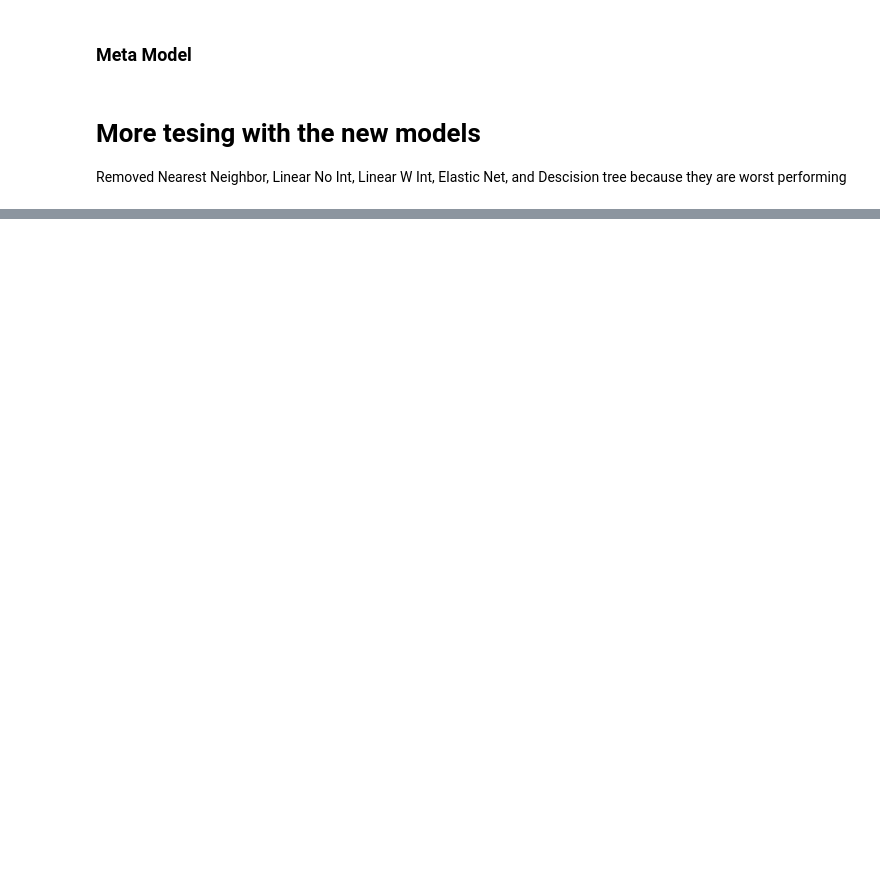
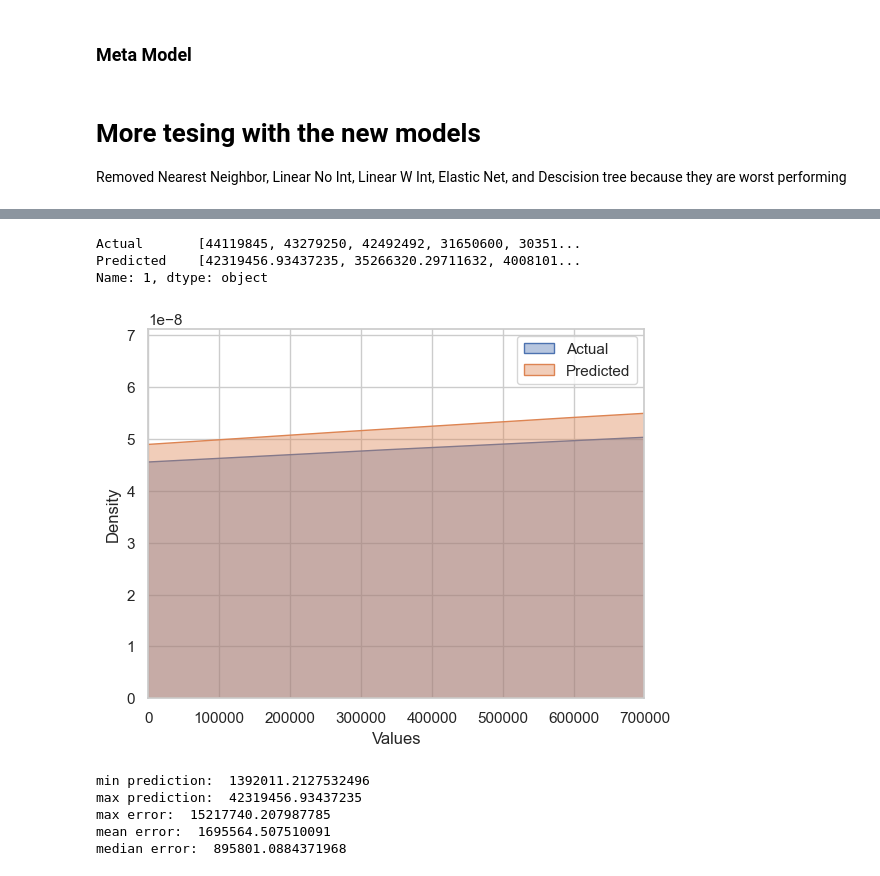
Before and after one commit to GabrielKrishnadasan/COMP352FinalProject, a Jupyter notebook: old_final_project.ipynb, the cells around one changed output, grey strips where cells are left out. Saved outputs shown, nothing was run; the diff lists cells and outputs as text; code cells hidden in the pictures; blank space fills up the shorter version.

```diff
--- a/old_final_project.ipynb
+++ b/old_final_project.ipynb
@@ -620,0 +825,4 @@ Let's grab the 3rd fold since it is the best performing and has largest train si
+# %%
+rf_list = k_fold_regression(nba_df, rf, model_name="Random Forest")
+rf_preds = rf_list[0]
+rf_preds.head()
@@ -620,0 +841,41 @@ Let's grab the 3rd fold since it is the best performing and has largest train si
+# %%
+# Sort the DataFrame by the 'rmse' column in ascending order
+sorted_df = rf_preds.sort_values(by='rmse', ascending=True)
+
+# Grab the first row of the sorted DataFrame
+first_row = sorted_df.iloc[0]
+# %%
+print(first_row[["Actual", "Predicted"]])
+# %% [output]
+Actual       [44119845, 43279250, 42492492, 31650600, 30351...
+Predicted    [42319456.93437235, 35266320.29711632, 4008101...
+Name: 1, dtype: object
+# %%
+# Assuming first_row is the output from the previous steps
+actual_values = first_row["Actual"]
+predicted_values = first_row["Predicted"]
+
+# Plot the density plots for Actual and Predicted values
+sns.kdeplot(
+    data=actual_values,
+    fill=True,
+    common_norm=False,
+    alpha=0.4,
+    label="Actual"
+)
+sns.kdeplot(
+    data=predicted_values,
+    fill=True,
+    common_norm=False,
+    alpha=0.4,
+    label="Predicted"
+)
+
+# Add labels and legend
+plt.xlabel("Values")
+plt.ylabel("Density")
+plt.xlim((0, 700000))
+plt.legend()
+plt.show()
+# %% [output]
+[figure, added]
@@ -620,0 +885,13 @@ Let's grab the 3rd fold since it is the best performing and has largest train si
+# %%
+# sanity check on predictions
+print("min prediction: ", first_row["Predicted"].min())
+print("max prediction: ", first_row["Predicted"].max())
+print("max error: ", first_row["Difference"].max())
+print("mean error: ", abs(first_row["Difference"]).mean())
+print("median error: ", np.median(abs(first_row["Difference"])))
+# %% [output]
+min prediction:  1392011.2127532496
+max prediction:  42319456.93437235
+max error:  15217740.207987785
+mean error:  1695564.507510091
+median error:  895801.0884371968
```
Also changed, not shown: parts of 54 cells of this notebook.
